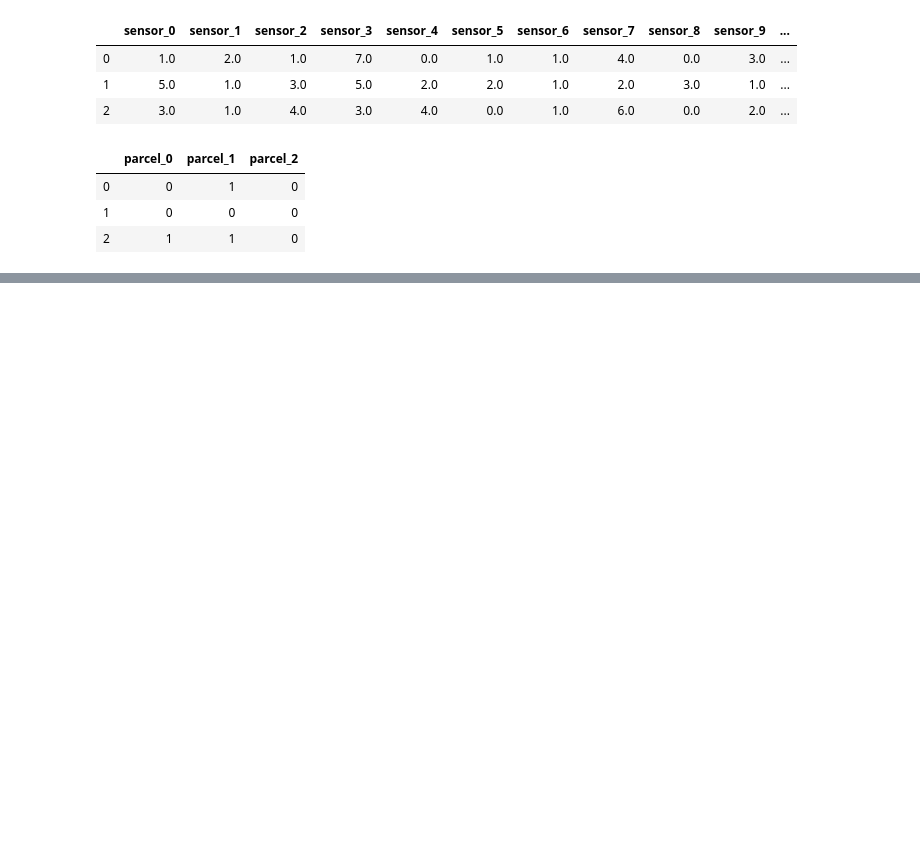
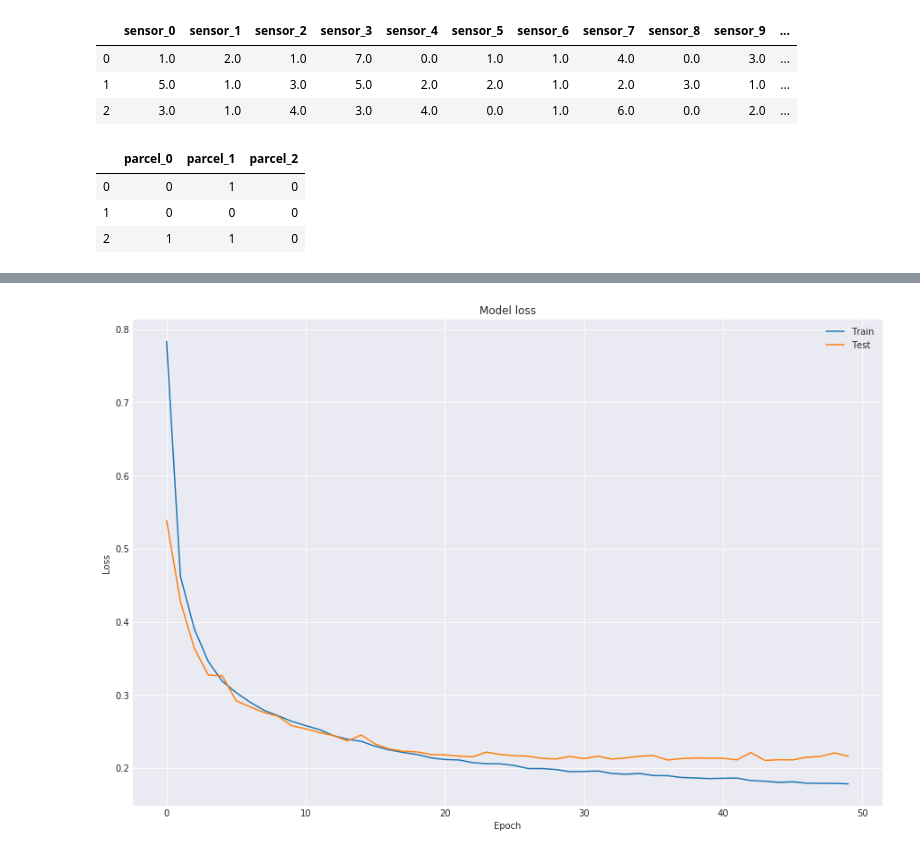
Before and after one commit to MikSm1th/datacamp_notes, a Jupyter notebook: deep_w_keras/Chap2.ipynb, the cells around one changed output, grey strips where cells are left out. Cells and saved outputs as stored; diff of their text form; code cells hidden in the pictures; blank space fills up the shorter version.

```diff
--- a/deep_w_keras/Chap2.ipynb
+++ b/deep_w_keras/Chap2.ipynb
@@ -307,7 +276,7 @@ parcels.head(3)
 # %%
 sensors_train, sensors_test, parcels_train, parcels_test = train_test_split(sensors,
                                                                            parcels,
-                                                                           test_size=0.33,
+                                                                           test_size=0.3,
                                                                            random_state=73)
 # %%
 # Train for 100 epochs using a validation split of 0.2
@@ -348,0 +318,10 @@ Accuracy: 0.8833333253860474
+# %%
+def plot_loss(loss,val_loss):
+  plt.figure()
+  plt.plot(loss)
+  plt.plot(val_loss)
+  plt.title('Model loss')
+  plt.ylabel('Loss')
+  plt.xlabel('Epoch')
+  plt.legend(['Train', 'Test'], loc='upper right')
+  plt.show()
@@ -348,0 +343,16 @@ Accuracy: 0.8833333253860474
+# %%
+# Instantiate a Sequential model
+model = Sequential()
+
+# Add a hidden layer of 64 neurons and a 20 neuron's input
+model.add(Dense(64, input_shape=(20,), activation='relu'))
+
+# Add an output layer of 3 neurons with sigmoid activation
+model.add(Dense(3, activation='sigmoid'))
+
+# Compile your model with adam and binary crossentropy loss
+model.compile(optimizer='adam',
+           loss='binary_crossentropy',
+           metrics=['accuracy'])
+
+model.summary()
@@ -348,0 +372,4 @@ Accuracy: 0.8833333253860474
+# %%
+# Train your model and save it's history
+history = model.fit(sensors_train, parcels_train, epochs = 50,
+               validation_data=(sensors_test, parcels_test))
@@ -348,0 +394,5 @@ Accuracy: 0.8833333253860474
+# %%
+# Plot train vs test loss during training
+plot_loss(history.history['loss'], history.history['val_loss'])
+# %% [output]
+[figure, added]
```
Also changed, not shown: parts of 21 cells of this notebook, 1 other file.
